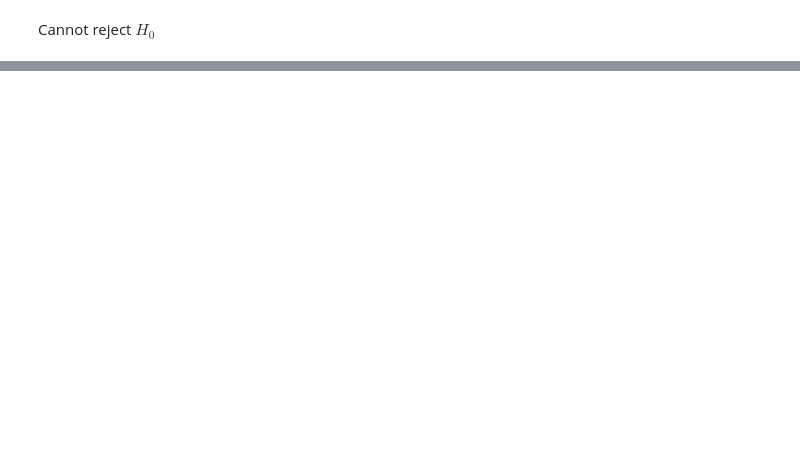
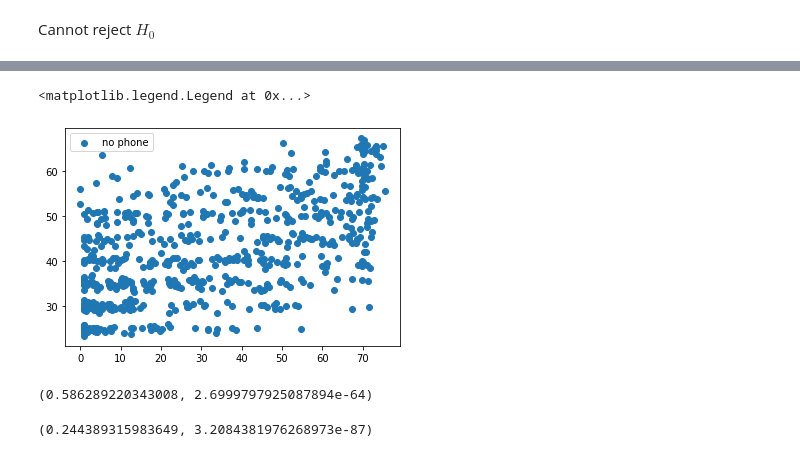
Before and after one commit to stephenfitzsimon/statistics-exercises, a Jupyter notebook: hypothesis_testing.ipynb, the cells around one changed output, grey strips where cells are left out. Cells and saved outputs as stored; diff of their text form; code cells hidden in the pictures; blank space fills up the shorter version.

Commit message:
correlation exer

```diff
--- a/hypothesis_testing.ipynb
+++ b/hypothesis_testing.ipynb
@@ -496,0 +415,19 @@ Use the sleepstudy data. Is there a relationship between days and reaction time?
+# %%
+plt.scatter(data = tl[tl.phone_type=='No Phone Service'], y = 'monthly_charges', x = 'tenure', label = 'no phone')
+plt.legend()
+# looks like there might be a difference
+# %% [output]
+<matplotlib.legend.Legend at 0x...>
+[figure, added]
+# %%
+# correlation for no phone service
+r_nophone, p_nophone = stats.pearsonr(tl[tl.phone_type == 'No Phone Service'].tenure, tl[tl.phone_type == 'No Phone Service'].monthly_charges)
+r_nophone, p_nophone
+# %% [output]
+(0.586289220343008, 2.6999797925087894e-64)
+# %%
+# correlation for one phone line
+r_phone, p_phone = stats.pearsonr(tl[(tl.phone_type=='One Line') | (tl.phone_type=='Two or More Lines')].tenure, tl[(tl.phone_type=='One Line') | (tl.phone_type=='Two or More Lines')].monthly_charges)
+r_phone, p_phone
+# %% [output]
+(0.244389315983649, 3.2084381976268973e-87)
```
Also changed, not shown: parts of 113 cells of this notebook.
